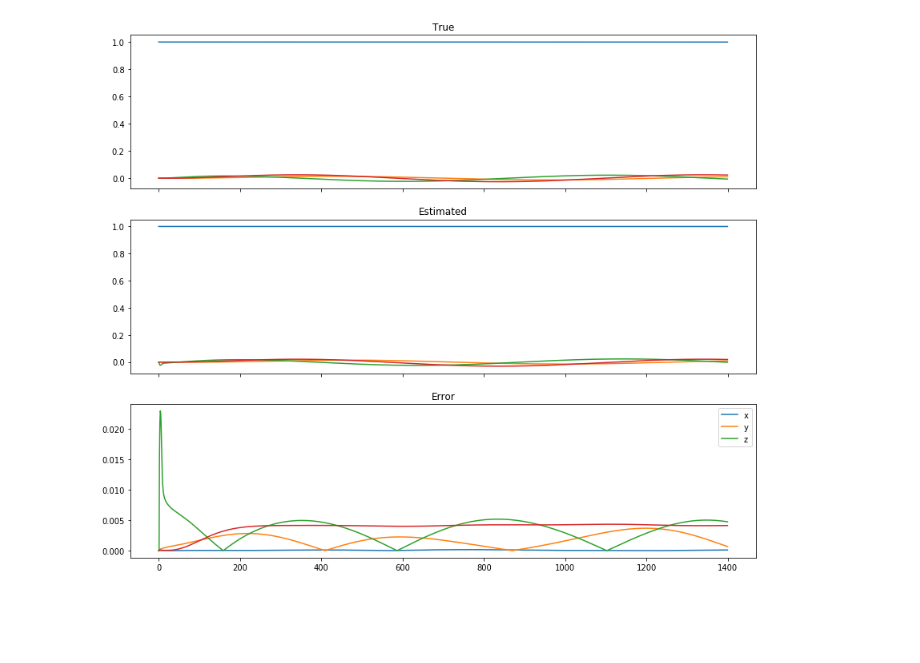
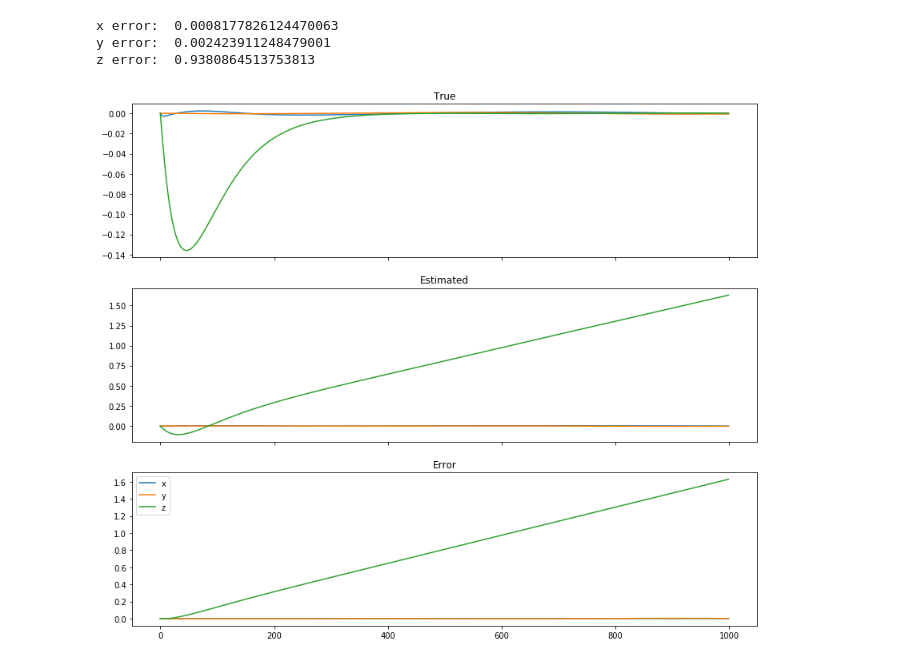
Before and after one commit to Nate711/QPDoggo, a Jupyter notebook: WooferStateEstViz.ipynb, the cells around one changed output. Saved outputs shown, nothing was run; the diff lists cells and outputs as text; code cells hidden in the pictures; blank space fills up the shorter version.

```diff
--- a/WooferStateEstViz.ipynb
+++ b/WooferStateEstViz.ipynb
@@ -119,22 +108,33 @@ plt.show()
 # %%
 fig, (ax1, ax2,ax3) = plt.subplots(nrows=3, sharex=True)
-x_true = data['state_history'][3:7,:n]
+x_true = data['state_history'][7:10,:n]
 l1 = ax1.plot(x_true.T)
 ax1.set_title('True')
 
-x_est = est[3:7,:]
+x_est = est[7:10,:]
 
 l2 = ax2.plot(x_est.T)
 ax2.set_title('Estimated')
 
 p_diff = np.abs(x_est - x_true)
 l3 = ax3.plot(p_diff.T)
 ax3.set_title('Error')
 
+rms = np.sqrt(np.mean(np.square(p_diff[0,:])))
+print("x error: ", rms)
+
+rms = np.sqrt(np.mean(np.square(p_diff[1,:])))
+print("y error: ", rms)
+
+rms = np.sqrt(np.mean(np.square(p_diff[2,:])))
+print("z error: ", rms)
 
 fig.set_size_inches(14,12)
 # plt.legend(('x','y','z','q0','q1','q2','q3','vx','vy', 'vz', 'wx_b', 'wy_b', 'wz_b'))
 plt.legend(('x', 'y', 'z'))
 plt.show()
 # %% [output]
+x error:  0.0008177826124470063
+y error:  0.002423911248479001
+z error:  0.9380864513753813
-[figure, old version]
+[figure, new version]
```
Also changed, not shown: parts of 4 cells of this notebook.
